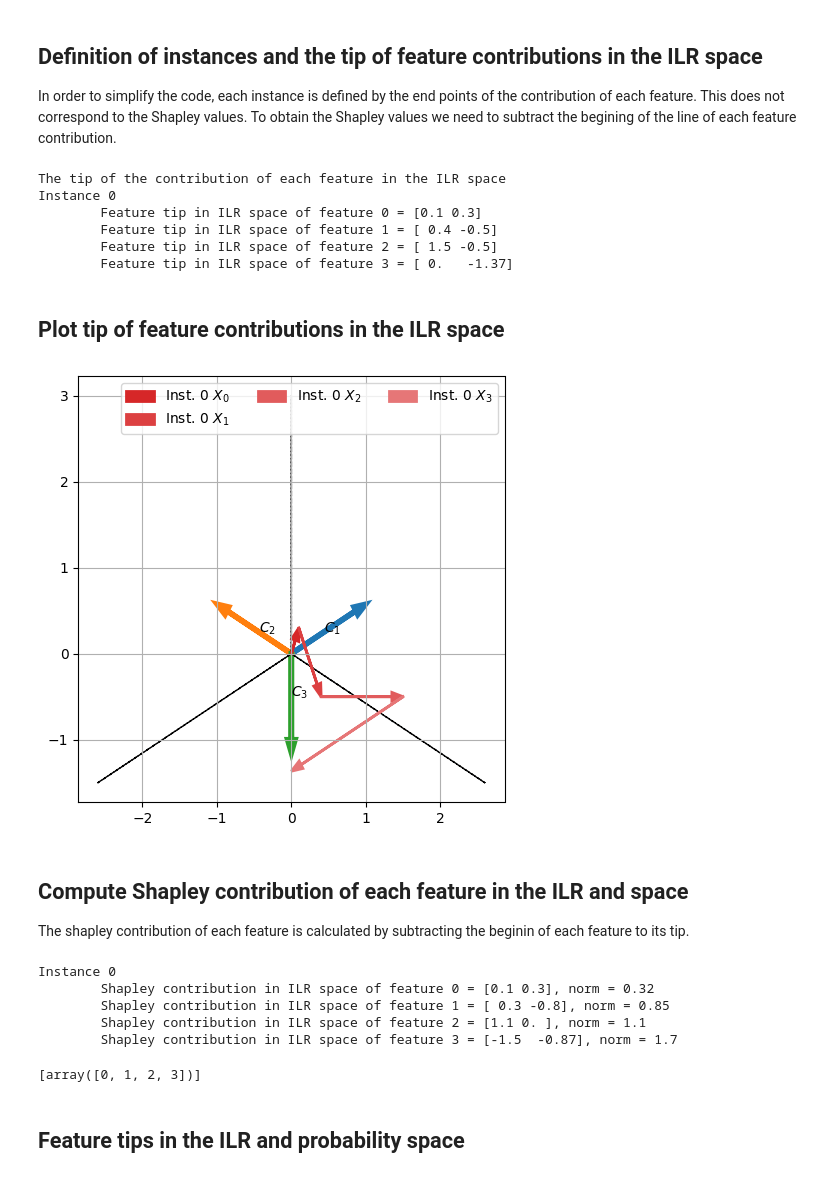
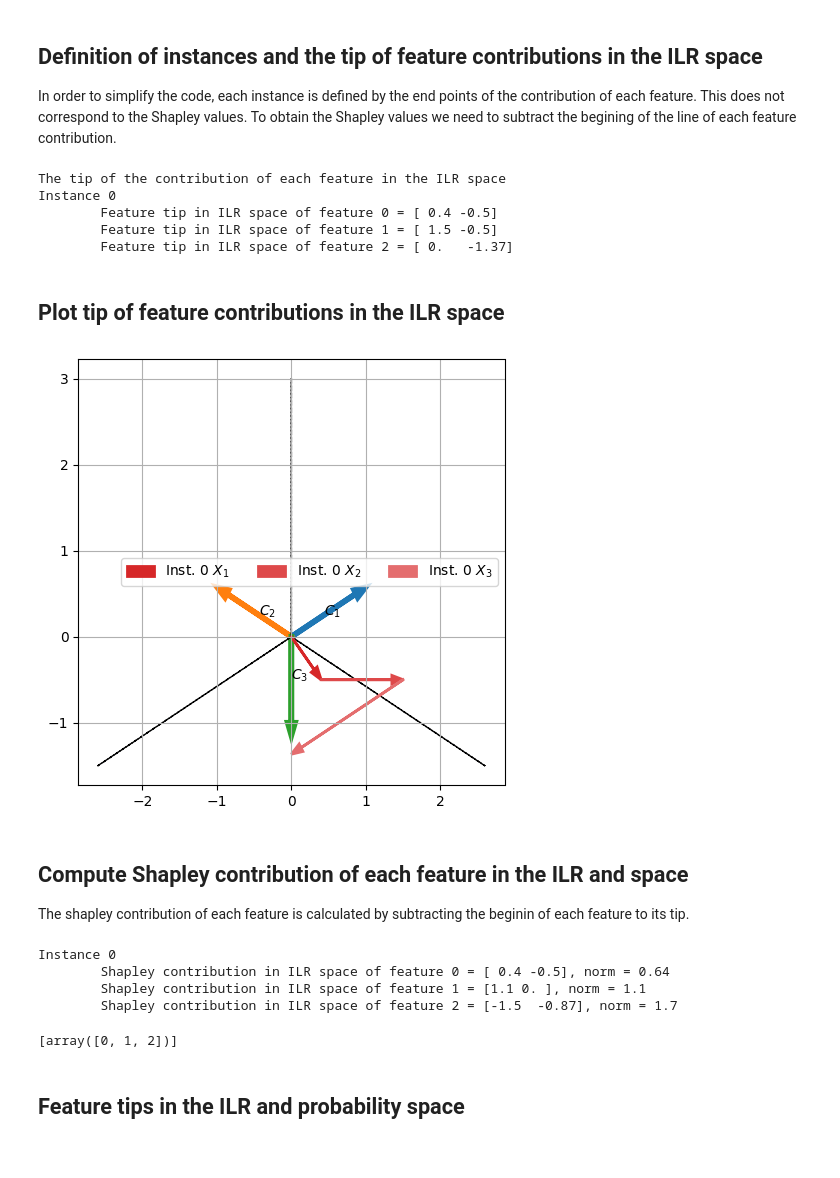
Before and after one commit to shapley-composition/ecai-2024-code-and-exp, a Jupyter notebook: toy_example_in_ilr_and_shap.ipynb, the cells around one changed output. Drawn from its saved outputs; the diff is of its cells as text; code cells hidden in the pictures.

```diff
--- a/toy_example_in_ilr_and_shap.ipynb
+++ b/toy_example_in_ilr_and_shap.ipynb
@@ -41,6 +41,7 @@ colors = cm.colors
 cm
 
 plt.rcParams['axes.grid'] = True
+plt.rcParams['savefig.format'] = 'pdf'
 # %% [markdown]
 # Definition of a coordinate system in ILR space
 
@@ -115,8 +85,7 @@ inst_ilr_tip_list = [[rotate([0.5, 0.2], 30),
                   rotate([2, 0], 30)]]
 
 inst_ilr_tip_list = [
-     [np.array([0.1, 0.3]),
-      np.array([0.4, -0.5]),
+     [np.array([0.4, -0.5]),
       np.array([1.5, -0.5]),
       np.array([0, -np.sqrt(3)/2 - 0.5])],
 #     [np.array([0, -2]),
@@ -146,48 +115,24 @@ for i, instance in enumerate(inst_ilr_tip_list):
 # %% [output]
 The tip of the contribution of each feature in the ILR space
 Instance 0
-        Feature tip in ILR space of feature 0 = [0.1 0.3]
-        Feature tip in ILR space of feature 1 = [ 0.4 -0.5]
-        Feature tip in ILR space of feature 2 = [ 1.5 -0.5]
-        Feature tip in ILR space of feature 3 = [ 0.   -1.37]
+        Feature tip in ILR space of feature 0 = [ 0.4 -0.5]
+        Feature tip in ILR space of feature 1 = [ 1.5 -0.5]
+        Feature tip in ILR space of feature 2 = [ 0.   -1.37]
 # %% [markdown]
 ## Plot tip of feature contributions in the ILR space
 # %%
-def adjust_lightness(color, amount=0.5):
-    import matplotlib.colors as mc
-    import colorsys
-    try:
-        c = mc.cnames[color]
-    except:
-        c = color
-    c = colorsys.rgb_to_hls(*mc.to_rgb(c))
-    return colorsys.hls_to_rgb(c[0], max(0, min(1, amount * c[1])), c[2])
-
-def plot_instances(base, inst_ilr_tip_list, ax, head_width=0.1, linestyle='-'):
-    instance_colors = colors[3:]
-
-    for i, instance in enumerate(inst_ilr_tip_list):
-        last = base.copy()
-        color = instance_colors[i]
-        for j in range(len(instance)):
-            d_next = instance[j] - last
-            ax.arrow(x=last[0], y=last[1], dx=d_next[0], dy=d_next[1],
-                     shape='full', head_width=head_width, length_includes_head=True,
-                     color=adjust_lightness(color, amount=1+0.5*(j/len(instance))),
-                     linestyle=linestyle, linewidth=2,
-                     label=f"Inst. {i} $X_{j}$")
-            last += d_next
+from utils import adjust_lightness, plot_instances
 
 fig = plt.figure()
 ax = plt.subplot()
 plot_ilr_coordinate_system(ax=ax)
 plot_instances(base, inst_ilr_tip_list, ax=ax)
 plt.legend(ncol=3)
 plt.tight_layout()
 plt.savefig(os.path.join(out_dir, f'comp_shap_ilr'), dpi=300, bbox_inches='tight')
 plt.show()
 # %% [output]
-[figure, old version]
+[figure, new version]
 # %% [markdown]
 ## Compute Shapley contribution of each feature in the ILR and space
 
@@ -207,15 +152,14 @@ for i, instance in enumerate(inst_ilr_tip_list):
         print(f"\tShapley contribution in ILR space of feature {j} = {this_contrib.round(2)}, norm = {norm(this_contrib):0.2}")
 # %% [output]
 Instance 0
-        Shapley contribution in ILR space of feature 0 = [0.1 0.3], norm = 0.32
-        Shapley contribution in ILR space of feature 1 = [ 0.3 -0.8], norm = 0.85
-        Shapley contribution in ILR space of feature 2 = [1.1 0. ], norm = 1.1
-        Shapley contribution in ILR space of feature 3 = [-1.5  -0.87], norm = 1.7
+        Shapley contribution in ILR space of feature 0 = [ 0.4 -0.5], norm = 0.64
+        Shapley contribution in ILR space of feature 1 = [1.1 0. ], norm = 1.1
+        Shapley contribution in ILR space of feature 2 = [-1.5  -0.87], norm = 1.7
 # %%
 inst_norm_order_list = [np.argsort([norm(x) for x in shap]) for shap in inst_ilr_shap_cont_list]
 print(inst_norm_order_list)
 # %% [output]
-[array([0, 1, 2, 3])]
+[array([0, 1, 2])]
 # %% [markdown]
 ## Feature tips in the ILR and probability space
 # %%
```
Also changed, not shown: parts of 15 cells of this notebook, 1 other file.
